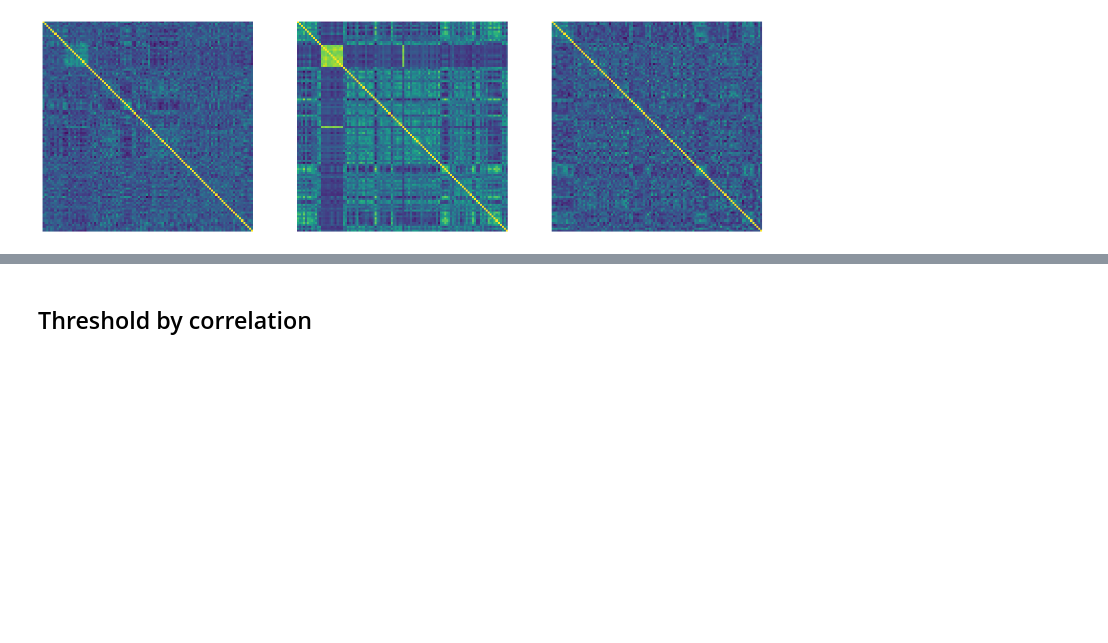
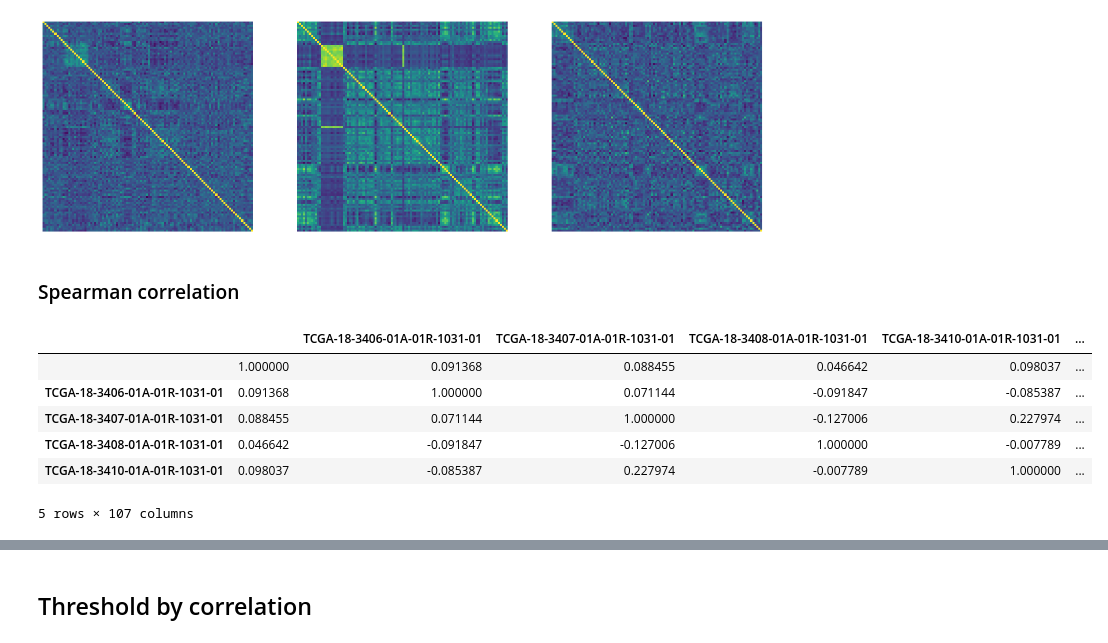
Before and after one commit to Educorreia932/FCUP-BINF, a Jupyter notebook: Assignments/Assignment 6/notebook.ipynb, the cells around one changed output, grey strips where cells are left out. Saved outputs shown, nothing was run; the diff lists cells and outputs as text; code cells hidden in the pictures; blank space fills up the shorter version.

```diff
--- a/Assignments/Assignment 6/notebook.ipynb
+++ b/Assignments/Assignment 6/notebook.ipynb
@@ -49,3 +51,17 @@ for i, correlation in enumerate(correlations):
 plt.show()
 # %% [output]
 [figure]
+# %% [markdown]
+### Spearman correlation
+# %%
+correlations_spearman = list(map(lambda x: x.corr(method="spearman"), dataframes))
+
+correlations_spearman[0].head()
+# %% [output]
+|  |  | TCGA-18-3406-01A-01R-1031-01 | TCGA-18-3407-01A-01R-1031-01 | TCGA-18-3408-01A-01R-1031-01 | TCGA-18-3410-01A-01R-1031-01 | ... |
+|  | 1.000000 | 0.091368 | 0.088455 | 0.046642 | 0.098037 | ... |
+| TCGA-18-3406-01A-01R-1031-01 | 0.091368 | 1.000000 | 0.071144 | -0.091847 | -0.085387 | ... |
+| TCGA-18-3407-01A-01R-1031-01 | 0.088455 | 0.071144 | 1.000000 | -0.127006 | 0.227974 | ... |
+| TCGA-18-3408-01A-01R-1031-01 | 0.046642 | -0.091847 | -0.127006 | 1.000000 | -0.007789 | ... |
+| TCGA-18-3410-01A-01R-1031-01 | 0.098037 | -0.085387 | 0.227974 | -0.007789 | 1.000000 | ... |
+5 rows × 107 columns
```
Also changed, not shown: parts of 8 cells of this notebook.
